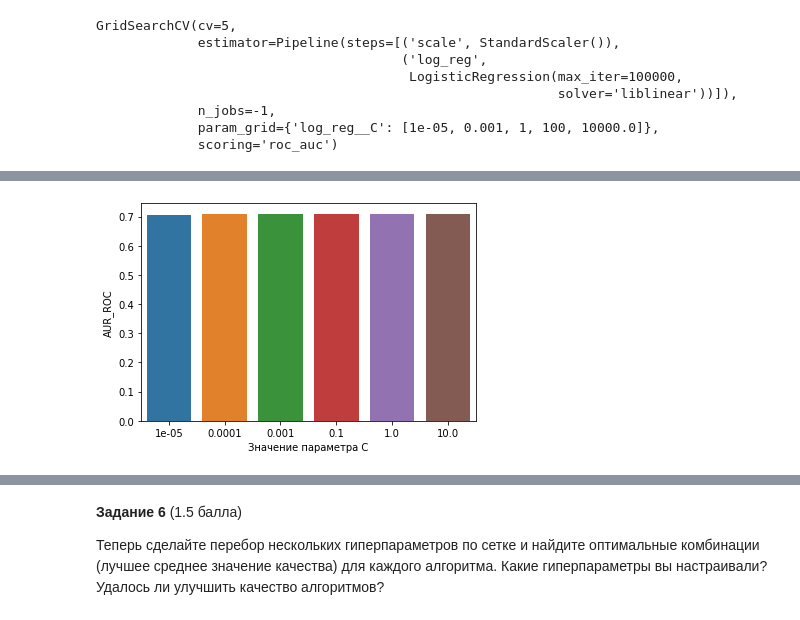
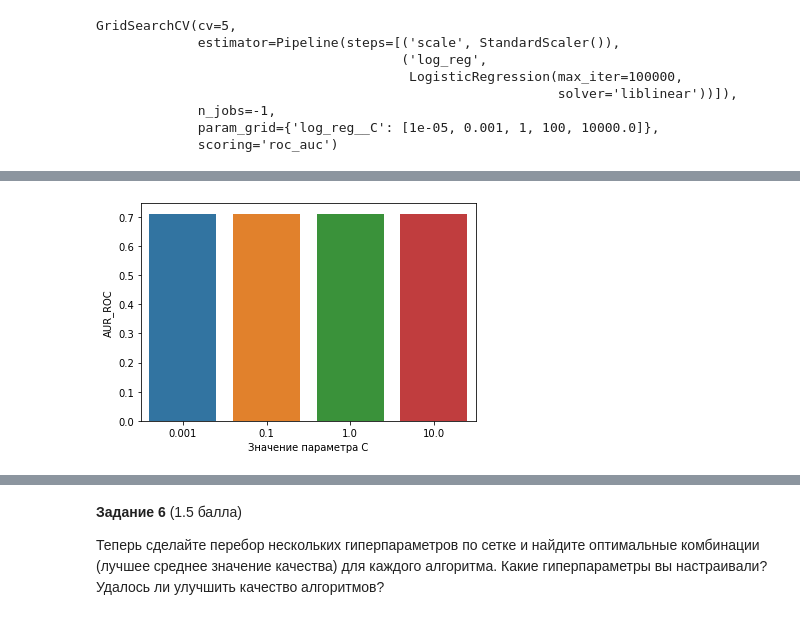
Before and after one commit to TroninDV/MLLab1, a Jupyter notebook: lab_1.ipynb, the cells around one changed output, grey strips where cells are left out. Drawn from its saved outputs; the diff is of its cells as text; code cells hidden in the pictures.

```diff
--- a/lab_1.ipynb
+++ b/lab_1.ipynb
@@ -200,9 +200,12 @@ train_agregate_data.loc[:, "dire_min_gold"] = train_data_gold_lh[dire_players_go
 
 train_agregate_data.loc[:, "radiant_max_lh"] = train_data_gold_lh[radiant_players_lh].max(axis=1)
 train_agregate_data.loc[:, "radiant_min_lh"] = train_data_gold_lh[radiant_players_lh].min(axis=1)
+train_agregate_data.loc[:, "radiant_sum_lh"] = train_data_gold_lh[radiant_players_lh].sum(axis=1)
 
 train_agregate_data.loc[:, "dire_max_lh"] = train_data_gold_lh[dire_players_lh].max(axis=1)
 train_agregate_data.loc[:, "dire_min_lh"] = train_data_gold_lh[dire_players_lh].min(axis=1)
+train_agregate_data.loc[:, "dire_sum_lh"] = train_data_gold_lh[dire_players_lh].sum(axis=1)
+
 
 train_agregate_data.set_index('mid', inplace=True)
 train_agregate_data
@@ -297,4 +287,5 @@ array([[ 2.05509370e-04,  7.99306697e-05, -5.41328014e-05,
 # %%
 svc_parms = {'C': [0.01, 0.1, 1, 10]}
-svc = LinearSVC(max_iter=20000, penalty='l1', dual=False)
+
+svc = LinearSVC(max_iter=20000, penalty='l1', dual=False, verbose = True)
 svc_clf = GridSearchCV(svc, svc_parms, scoring='roc_auc', n_jobs=-1, cv=5)
@@ -503,7 +438,7 @@ pass
 svc_pipe = Pipeline([('scale', StandardScaler()),
                         ('svc', LinearSVC(max_iter=20000))])
 
-svc_scale_parms = {'svc__C': [0.00001, 0.0001, 0.001, 0.1, 1, 10]}
+svc_scale_parms = {'svc__C': [0.001, 0.1, 1, 10]}
 
 svc_scale_clf = GridSearchCV(svc_pipe, svc_scale_parms, scoring='roc_auc', n_jobs=-1, cv=5)
 # %%
@@ -538,8 +452,8 @@ svc_scale_clf.cv_results_
 # %%
-fig = sns.barplot(x=[0.00001, 0.0001, 0.001, 0.1, 1, 10], y=svc_scale_clf.cv_results_['mean_test_score'],
+fig = sns.barplot(x=svc_scale_parms['svc__C'], y=svc_scale_clf.cv_results_['mean_test_score'],
             ci=svc_scale_clf.cv_results_['std_test_score'], palette="tab10")
 plt.xlabel("Значение параметра C")
 plt.ylabel("AUR_ROC")
 pass
 # %% [output]
-[figure, old version]
+[figure, new version]
```
Also changed, not shown: parts of 92 cells of this notebook.
